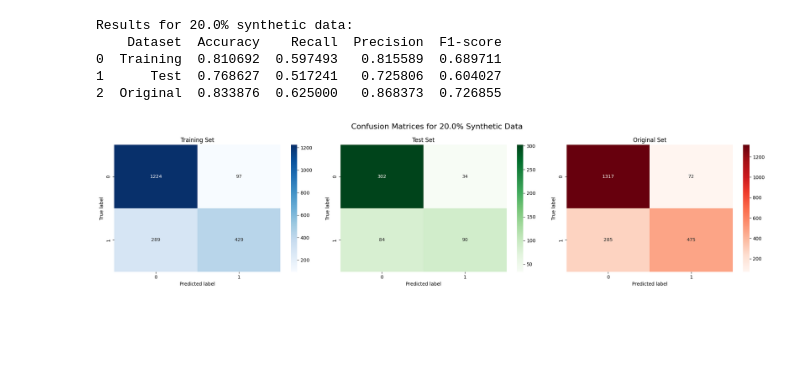
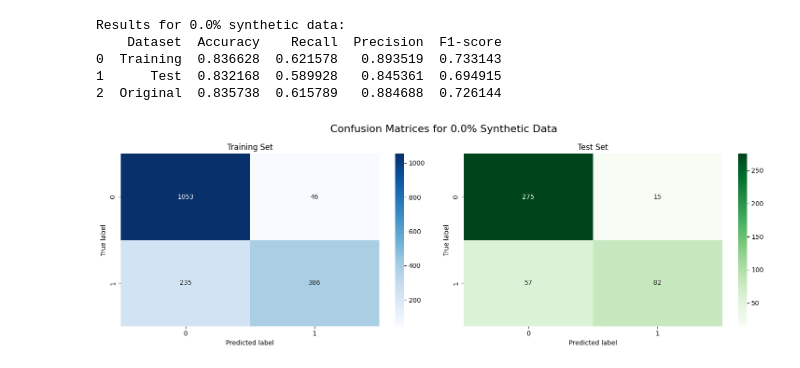
Before and after one commit to halidak/GAN-Powered-Classification, a Jupyter notebook: tabular-classification/mlpclassifier.ipynb, the cells around one changed output. Cells and saved outputs as stored; diff of their text form; code cells hidden in the pictures; blank space fills up the shorter version.

```diff
--- a/tabular-classification/mlpclassifier.ipynb
+++ b/tabular-classification/mlpclassifier.ipynb
@@ -2,10 +2,9 @@
 import pandas as pd
 import matplotlib.pyplot as plt
 import seaborn as sns
-from sklearn.model_selection import train_test_split
+from sklearn.neural_network import MLPClassifier
 from sklearn.metrics import accuracy_score, recall_score, precision_score, f1_score, confusion_matrix, roc_curve, auc
 from sklearn.utils import shuffle
-from sklearn.neural_network import MLPClassifier
 
 # Load datasets
 synthetic_data_path = '../datasets/tabular/generated/alzheimers_disease_genereted.csv'
@@ -27,8 +26,18 @@ def calculate_metrics(y_true, y_pred):
         'F1-score': f1_score(y_true, y_pred)
     }
 
-# Define percentages of synthetic data to use
-percentages = [0.2, 0.4, 0.6, 0.8, 1.0]  # Updated percentages
+# Define percentages of synthetic data to use (including 0%)
+percentages = [0.0, 0.2, 0.4, 0.6, 0.8, 1.0]
+
+# Lists to store F1 scores for each dataset
+f1_train_scores = []
+f1_test_scores = []
+f1_original_scores = []
+
+# Manually split the original data
+split_point = int(0.2 * len(original_data))
+X_test = original_data.drop(columns=['Diagnosis']).iloc[:split_point]
+y_test = original_data['Diagnosis'].iloc[:split_point]
 
 # Iterate through each percentage
 for percentage in percentages:
@@ -38,38 +47,35 @@ for percentage in percentages:
     n_synthetic = int(len(synthetic_data) * percentage)
 
     # Combine data
-    combined_data = pd.concat([original_data, synthetic_data.iloc[:n_synthetic]], ignore_index=True)
+    combined_data = pd.concat([original_data.iloc[split_point:], synthetic_data.iloc[:n_synthetic]], ignore_index=True)
     combined_data = shuffle(combined_data, random_state=42)
 
-    # Prepare features and target
-    X = combined_data.drop(columns=['Diagnosis'])
-    y = combined_data['Diagnosis']
+    # Prepare features and target for training
+    X_train = combined_data.drop(columns=['Diagnosis'])
+    y_train = combined_data['Diagnosis']
 
-    # Manually split data to take the first 20% for testing
-    split_point = int(0.2 * len(X))
-
-    # Split data
-    X_train, X_test, y_train, y_test = train_test_split(X, y, test_size=0.2, random_state=42)
-
-    # Train MLPClassifier
-    model = MLPClassifier(hidden_layer_sizes=(64, 32), max_iter=3000, random_state=42)
+    # Train model
+    model = MLPClassifier(max_iter=3000, random_state=42)
     model.fit(X_train, y_train)
 
     # Calculate metrics for training set
     y_train_pred = model.predict(X_train)
     train_metrics = calculate_metrics(y_train, y_train_pred)
+    f1_train_scores.append(train_metrics['F1-score'])
 
     # Calculate metrics for test set
     y_test_pred = model.predict(X_test)
     test_metrics = calculate_metrics(y_test, y_test_pred)
+    f1_test_scores.append(test_metrics['F1-score'])
 
     # Calculate metrics for original dataset
     X_original = original_data.drop(columns=['Diagnosis'])
     y_original = original_data['Diagnosis']
     y_original_pred = model.predict(X_original)
     original_metrics = calculate_metrics(y_original, y_original_pred)
+    f1_original_scores.append(original_metrics['F1-score'])
 
-    # Create DataFrame with results
+    # Print results
     results = pd.DataFrame({
         'Dataset': ['Training', 'Test', 'Original'],
         'Accuracy': [train_metrics['Accuracy'], test_metrics['Accuracy'], original_metrics['Accuracy']],
@@ -78,22 +84,19 @@ for percentage in percentages:
         'F1-score': [train_metrics['F1-score'], test_metrics['F1-score'], original_metrics['F1-score']]
     })
 
-    # Print results
     print(results)
 
-    # Plot confusion matrices
+    # Plot confusion matrices for training and test sets only
     train_cm = confusion_matrix(y_train, y_train_pred)
     test_cm = confusion_matrix(y_test, y_test_pred)
-    original_cm = confusion_matrix(y_original, y_original_pred)
 
-    # Plot confusion matrices for current percentage
-    fig, axes = plt.subplots(1, 3, figsize=(20, 5))
+    fig, axes = plt.subplots(1, 2, figsize=(15, 5))
     fig.suptitle(f'Confusion Matrices for {percentage*100}% Synthetic Data', fontsize=16)
 
-    datasets = ['Training', 'Test', 'Original']
-    colors = ['Blues', 'Greens', 'Reds']
+    datasets = ['Training', 'Test']
+    colors = ['Blues', 'Greens']
 
-    for i, (cm, dataset) in enumerate(zip([train_cm, test_cm, original_cm], datasets)):
+    for i, (cm, dataset) in enumerate(zip([train_cm, test_cm], datasets)):
         sns.heatmap(cm, annot=True, fmt='d', cmap=colors[i], ax=axes[i])
         axes[i].set_title(f'{dataset} Set')
         axes[i].set_ylabel('True label')
@@ -102,39 +105,53 @@ for percentage in percentages:
     plt.tight_layout()
     plt.show()
 
-    # Plot ROC curves
+    # Plot ROC curves including the original dataset
     fig, ax = plt.subplots(figsize=(8, 6))
 
     # Calculate ROC curve for training set
     y_train_prob = model.predict_proba(X_train)[:, 1]
     fpr_train, tpr_train, _ = roc_curve(y_train, y_train_prob)
     roc_auc_train = auc(fpr_train, tpr_train)
     plt.plot(fpr_train, tpr_train, color='blue', lw=2, label=f'Training ROC curve (AUC = {roc_auc_train:.2f})')
 
     # Calculate ROC curve for test set
     y_test_prob = model.predict_proba(X_test)[:, 1]
     fpr_test, tpr_test, _ = roc_curve(y_test, y_test_prob)
     roc_auc_test = auc(fpr_test, tpr_test)
     plt.plot(fpr_test, tpr_test, color='green', lw=2, label=f'Test ROC curve (AUC = {roc_auc_test:.2f})')
 
     # Calculate ROC curve for original dataset
     y_original_prob = model.predict_proba(X_original)[:, 1]
     fpr_original, tpr_original, _ = roc_curve(y_original, y_original_prob)
     roc_auc_original = auc(fpr_original, tpr_original)
     plt.plot(fpr_original, tpr_original, color='red', lw=2, label=f'Original ROC curve (AUC = {roc_auc_original:.2f})')
 
     plt.plot([0, 1], [0, 1], color='gray', lw=1, linestyle='--')
     plt.xlim([0.0, 1.0])
     plt.ylim([0.0, 1.05])
     plt.xlabel('False Positive Rate')
     plt.ylabel('True Positive Rate')
     plt.title(f'ROC Curve for {percentage*100}% Synthetic Data')
     plt.legend(loc='lower right')
     plt.show()
+
+# Plot F1 scores
+plt.figure(figsize=(10, 6))
+plt.plot([p * 100 for p in percentages], f1_train_scores, label='Training F1-score', marker='o')
+plt.plot([p * 100 for p in percentages], f1_test_scores, label='Test F1-score', marker='o')
+plt.plot([p * 100 for p in percentages], f1_original_scores, label='Original F1-score', marker='o')
+
+plt.xlabel('Percentage of Synthetic Data (%)')
+plt.ylabel('F1-score')
+plt.title('F1-score vs. Percentage of Synthetic Data')
+plt.legend()
+plt.grid(True)
+plt.tight_layout()
+plt.show()
 # %% [output]
-Results for 20.0% synthetic data:
+Results for 0.0% synthetic data:
     Dataset  Accuracy    Recall  Precision  F1-score
-0  Training  0.810692  0.597493   0.815589  0.689711
-1      Test  0.768627  0.517241   0.725806  0.604027
-2  Original  0.833876  0.625000   0.868373  0.726855
+0  Training  0.836628  0.621578   0.893519  0.733143
+1      Test  0.832168  0.589928   0.845361  0.694915
+2  Original  0.835738  0.615789   0.884688  0.726144
-[figure, old version]
+[figure, new version]
```
Also changed, not shown: parts of 1 cell of this notebook, 4 other files.
